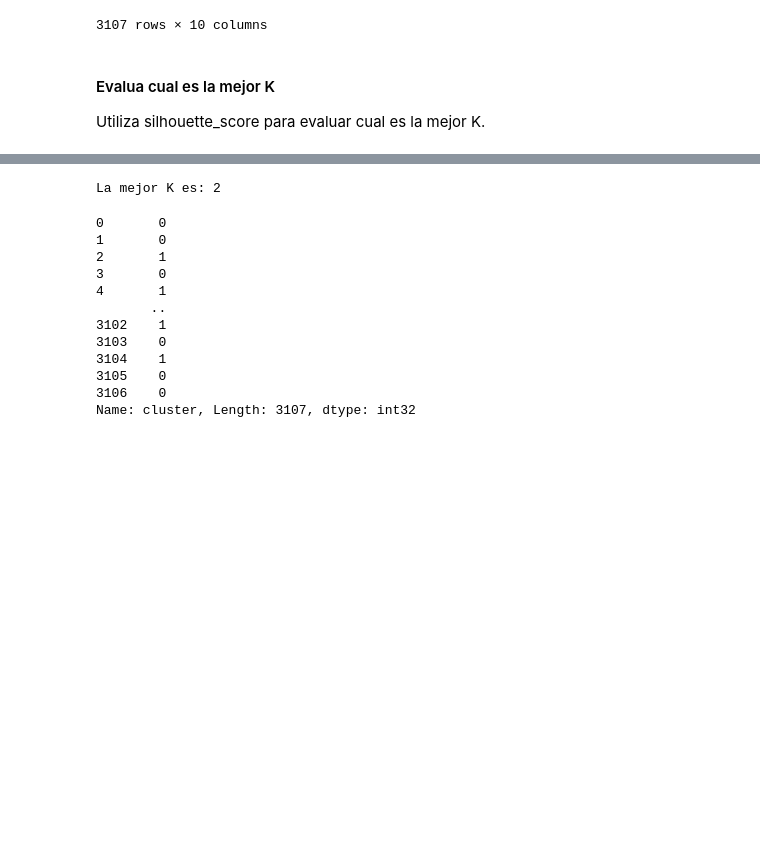
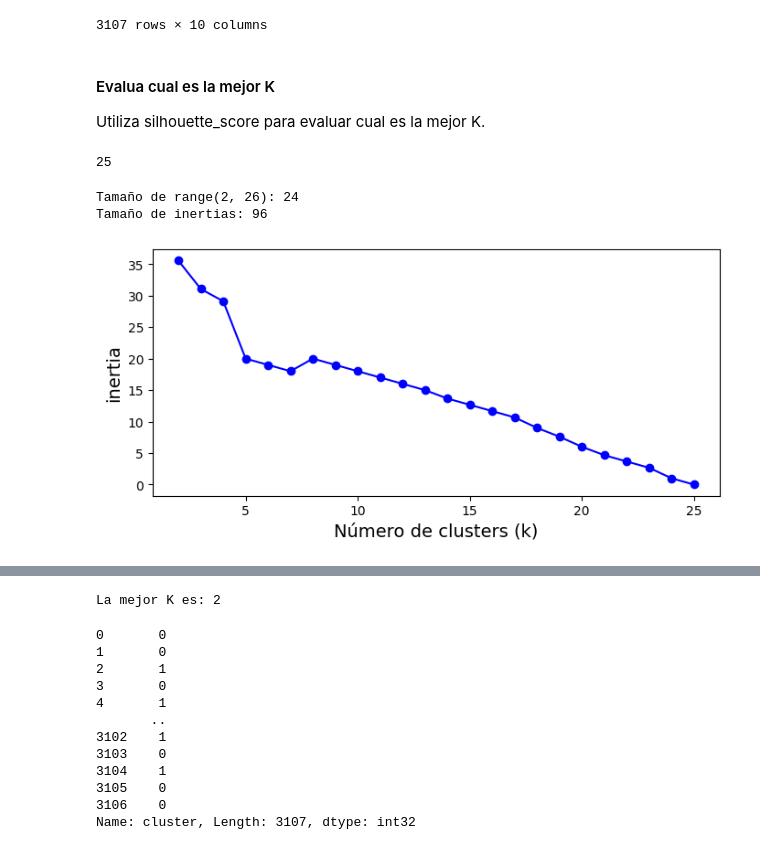
Before and after one commit to IraitzM/TheBridge_DSPT_ML, a Jupyter notebook: No supervisado/Clustering/Practica/EJER_1_kmeans_drugs_review.ipynb, the cells around one changed output, grey strips where cells are left out. Saved outputs shown, nothing was run; the diff lists cells and outputs as text; code cells hidden in the pictures; blank space fills up the shorter version.

```diff
--- a/No supervisado/Clustering/Practica/EJER_1_kmeans_drugs_review.ipynb
+++ b/No supervisado/Clustering/Practica/EJER_1_kmeans_drugs_review.ipynb
@@ -182,6 +223,9 @@ X
 | 3105 | 1 | 0 | 0 | 0 | 0 | ... |
 | 3106 | 0 | 0 | 0 | 0 | 1 | ... |
 3107 rows × 10 columns
+# %%
+# Eliminar duplicados
+X_without_rating = X_without_rating.drop_duplicates()
 # %% [markdown]
 #### Evalua cual es la mejor K
 
@@ -188,0 +241,38 @@ Utiliza silhouette_score para evaluar cual es la mejor K.
+# %%
+# Determinar el número de muestras únicas
+n_samples = X_without_rating.shape[0]
+n_samples
+# %% [output]
+25
+# %%
+# Evaluar silhouette_score para determinar la mejor K
+rand_state = 42
+models = []
+inertias = []
+# %%
+# Ajustar el rango de k al número de muestras únicas
+
+for k in range(2, min(n_samples, 100) + 1): # max k should be n_samples or 100, whichever is smaller
+    km = KMeans(n_clusters=k, random_state=rand_state)
+    km.fit(X_without_rating)
+    models.append(km)
+    inertias.append(km.inertia_)
+# %%
+# Verificar tamaños
+print(f"Tamaño de range(2, {min(n_samples, 100) + 1}): {len(range(2, min(n_samples, 100) + 1))}")
+print(f"Tamaño de inertias: {len(inertias)}")
+# %% [output]
+Tamaño de range(2, 26): 24
+Tamaño de inertias: 96
+# %%
+# Graficar inertias
+
+import matplotlib.pyplot as plt
+
+plt.figure(figsize=(8, 3.5))
+plt.plot(range(2, len(inertias) + 2), inertias, "bo-")
+plt.xlabel("Número de clusters (k)", fontsize=14)
+plt.ylabel("inertia", fontsize=14)
+plt.show()
+# %% [output]
+[figure, added]
```
Also changed, not shown: parts of 56 cells of this notebook.
